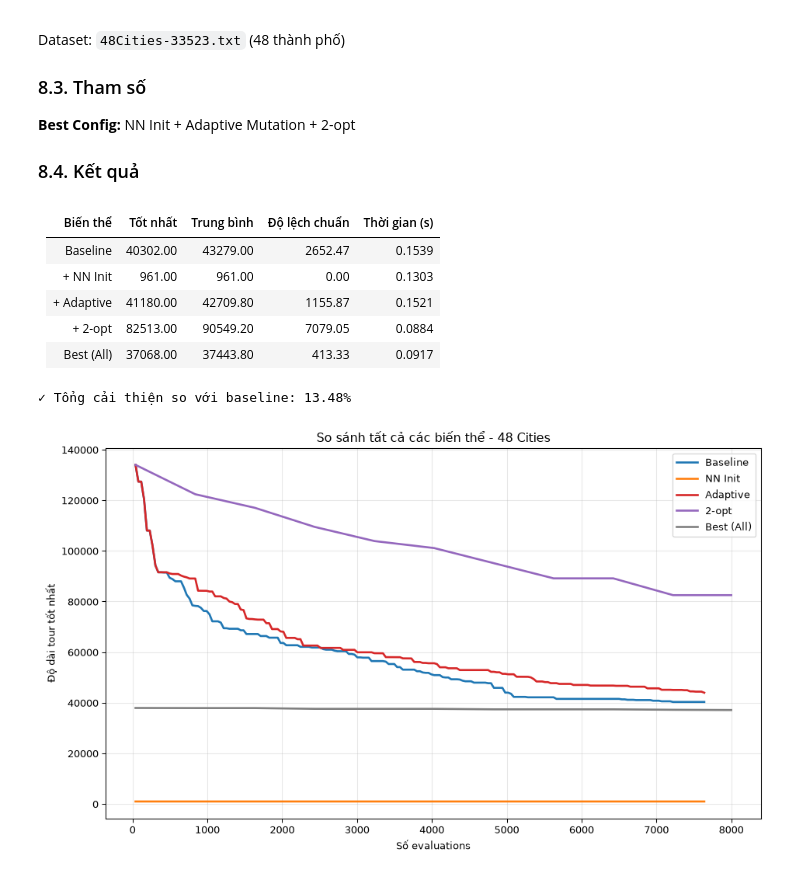
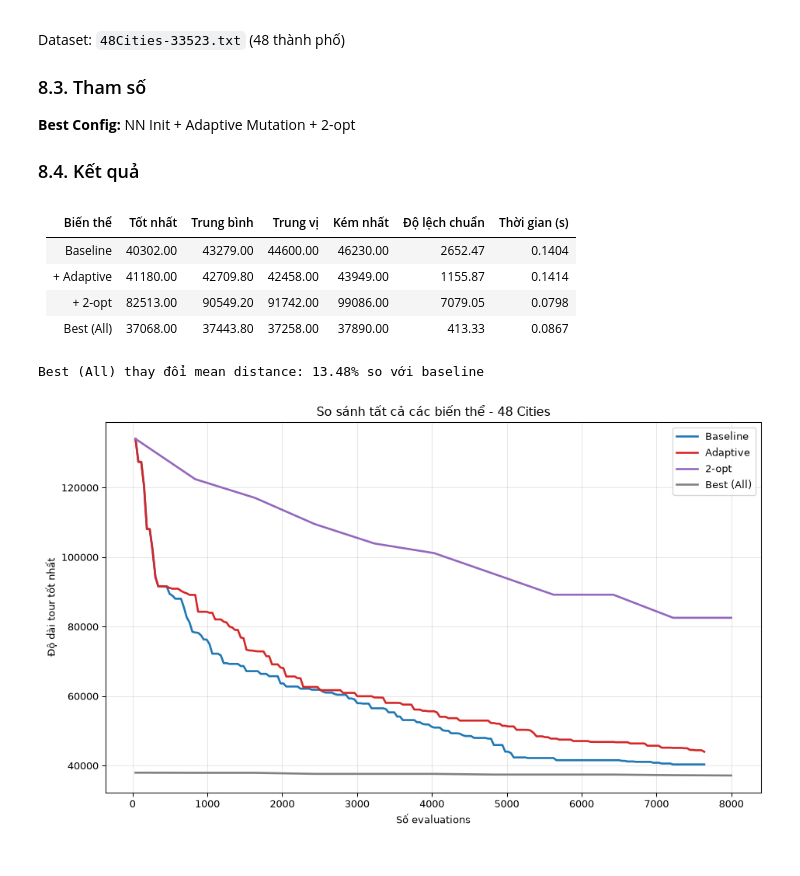
Before and after one commit to LaiThanhDat-glitch/ga-eho-tsp, a Jupyter notebook: Experiment/Experiment_4_REVISED.ipynb, the cells around one changed output. Drawn from its saved outputs; the diff is of its cells as text; code cells hidden in the pictures.

```diff
--- a/Experiment/Experiment_4_REVISED.ipynb
+++ b/Experiment/Experiment_4_REVISED.ipynb
@@ -455,44 +412,48 @@ runs_best = [checked_solve(problem_48, replace(config_best, seed=s)) for s in SE
 stats_best = summarize(runs_best)
 
 # So sánh tất cả
 show_table(
-    ['Biến thể', 'Tốt nhất', 'Trung bình', 'Độ lệch chuẩn', 'Thời gian (s)'],
+    ['Biến thể', 'Tốt nhất', 'Trung bình', 'Trung vị', 'Kém nhất', 'Độ lệch chuẩn', 'Thời gian (s)'],
     [
         ['Baseline', f"{stats_fixed['best']:.2f}", f"{stats_fixed['mean']:.2f}",
+         f"{stats_fixed['median']:.2f}",
+             f"{stats_fixed['worst']:.2f}",
          f"{stats_fixed['std']:.2f}", f"{stats_fixed['seconds']:.4f}"],
-        ['+ NN Init', f"{stats_nn['best']:.2f}", f"{stats_nn['mean']:.2f}",
-         f"{stats_nn['std']:.2f}", f"{stats_nn['seconds']:.4f}"],
         ['+ Adaptive', f"{stats_adaptive['best']:.2f}", f"{stats_adaptive['mean']:.2f}",
+         f"{stats_adaptive['median']:.2f}",
+             f"{stats_adaptive['worst']:.2f}",
          f"{stats_adaptive['std']:.2f}", f"{stats_adaptive['seconds']:.4f}"],
         ['+ 2-opt', f"{stats_2opt['best']:.2f}", f"{stats_2opt['mean']:.2f}",
+         f"{stats_2opt['median']:.2f}",
+             f"{stats_2opt['worst']:.2f}",
          f"{stats_2opt['std']:.2f}", f"{stats_2opt['seconds']:.4f}"],
         ['Best (All)', f"{stats_best['best']:.2f}", f"{stats_best['mean']:.2f}",
+         f"{stats_best['median']:.2f}",
+             f"{stats_best['worst']:.2f}",
          f"{stats_best['std']:.2f}", f"{stats_best['seconds']:.4f}"]
     ]
 )
 
 total_improvement = ((stats_fixed['mean'] - stats_best['mean']) / stats_fixed['mean']) * 100
-print(f"\n✓ Tổng cải thiện so với baseline: {total_improvement:.2f}%")
+print(f"\nBest (All) thay đổi mean distance: {total_improvement:.2f}% so với baseline")
 
 # Vẽ so sánh tất cả
 compare_convergence(
     {
         'Baseline': runs_fixed,
-        'NN Init': runs_nn,
         'Adaptive': runs_adaptive,
         '2-opt': runs_2opt,
         'Best (All)': runs_best
     },
     'So sánh tất cả các biến thể',
     '48 Cities'
 )
 # %% [output]
-| Biến thể | Tốt nhất | Trung bình | Độ lệch chuẩn | Thời gian (s) |
-| --- | --- | --- | --- | --- |
-| Baseline | 40302.00 | 43279.00 | 2652.47 | 0.1539 |
-| + NN Init | 961.00 | 961.00 | 0.00 | 0.1303 |
-| + Adaptive | 41180.00 | 42709.80 | 1155.87 | 0.1521 |
-| + 2-opt | 82513.00 | 90549.20 | 7079.05 | 0.0884 |
-| Best (All) | 37068.00 | 37443.80 | 413.33 | 0.0917 |
+| Biến thể | Tốt nhất | Trung bình | Trung vị | Kém nhất | Độ lệch chuẩn | Thời gian (s) |
+| --- | --- | --- | --- | --- | --- | --- |
+| Baseline | 40302.00 | 43279.00 | 44600.00 | 46230.00 | 2652.47 | 0.1404 |
+| + Adaptive | 41180.00 | 42709.80 | 42458.00 | 43949.00 | 1155.87 | 0.1414 |
+| + 2-opt | 82513.00 | 90549.20 | 91742.00 | 99086.00 | 7079.05 | 0.0798 |
+| Best (All) | 37068.00 | 37443.80 | 37258.00 | 37890.00 | 413.33 | 0.0867 |
-✓ Tổng cải thiện so với baseline: 13.48%
+Best (All) thay đổi mean distance: 13.48% so với baseline
-[figure, old version]
+[figure, new version]
```
Also changed, not shown: parts of 19 cells of this notebook, 8 other files.
